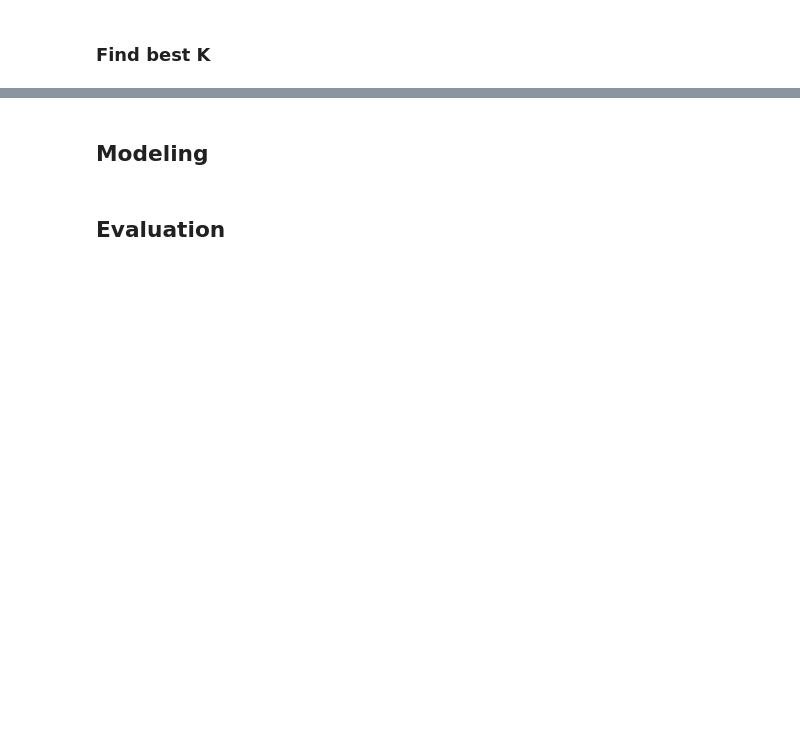
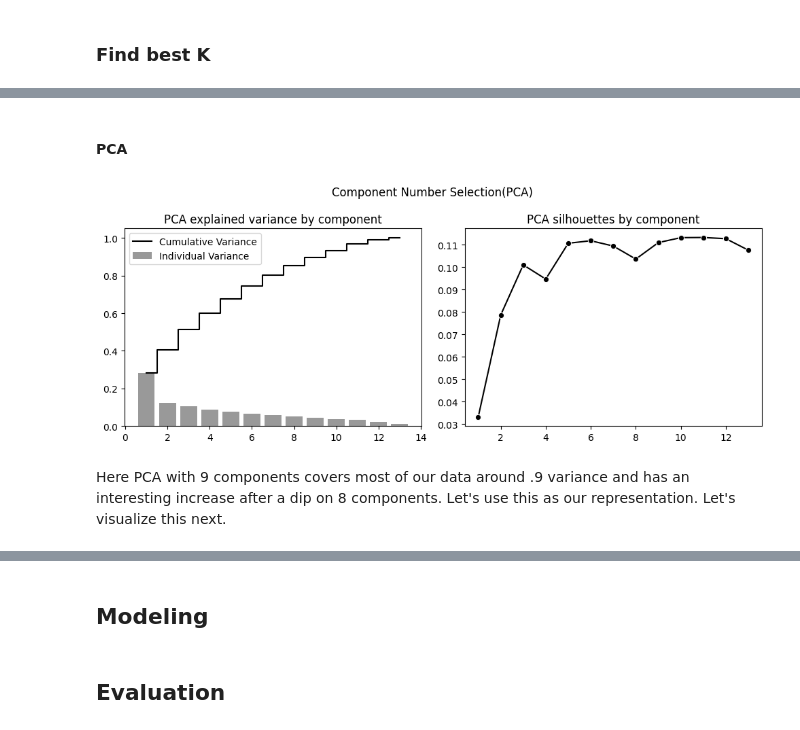
Before and after one commit to gentralg-Gitcoding/fullstack-projects, a Jupyter notebook: cohortOfSongs/notebooks/cohort_of_songs_Gentral.ipynb, the cells around one changed output, grey strips where cells are left out. Saved outputs shown, nothing was run; the diff lists cells and outputs as text; code cells hidden in the pictures; blank space fills up the shorter version.

```diff
--- a/cohortOfSongs/notebooks/cohort_of_songs_Gentral.ipynb
+++ b/cohortOfSongs/notebooks/cohort_of_songs_Gentral.ipynb
@@ -491,0 +580,2 @@ Key Goals:
+# %%
+k_targets = [2, 6, 8]
@@ -491,0 +647,39 @@ Key Goals:
+# %%
+# go with 6 clusters since it went up a bit with score and we may find the fluctuation variance that happened
+dim_clusters = 6
+# %% [markdown]
+#### PCA
+# %%
+if viewPlots:
+    comp_range = range(1, 14)
+    cumulative_variance = []
+    silhouettes = []
+
+    #PCA
+    for n_comp in comp_range:
+        kmeans_model = KMeans(n_clusters=dim_clusters)
+
+        pca = PCA(n_components=n_comp, random_state=320)
+        pca.fit(cluster_df[numerical_features])
+        cumulative_variance.append(np.sum(pca.explained_variance_ratio_))
+
+        kmeans_labels = kmeans_model.fit_predict(pca.transform(cluster_df[numerical_features]))
+        silhouettes.append(silhouette_score(cluster_df[numerical_features], kmeans_labels))
+
+    #Plotting
+    fig, axes = plt.subplots(1, 2, figsize=(10,4))
+
+    axes[0].bar(x=comp_range, height=pca.explained_variance_ratio_, color="black", alpha=0.4, label="Individual Variance")
+    axes[0].step(x=comp_range, y=cumulative_variance, where="mid", color="black", label="Cumulative Variance")
+    axes[0].set_title("PCA explained variance by component")
+    axes[0].legend(loc="best")
+    sns.lineplot(x=comp_range, y=silhouettes, ax=axes[1], marker="o", color="black")
+    axes[1].set_title("PCA silhouettes by component")
+
+    plt.suptitle('Component Number Selection(PCA)')
+    plt.tight_layout()
+    plt.show()
+# %% [output]
+[figure, added]
+# %% [markdown]
+Here PCA with 9 components covers most of our data around .9 variance and has an interesting increase after a dip on 8 components. Let's use this as our representation. Let's visualize this next.
```
Also changed, not shown: parts of 24 cells of this notebook.
